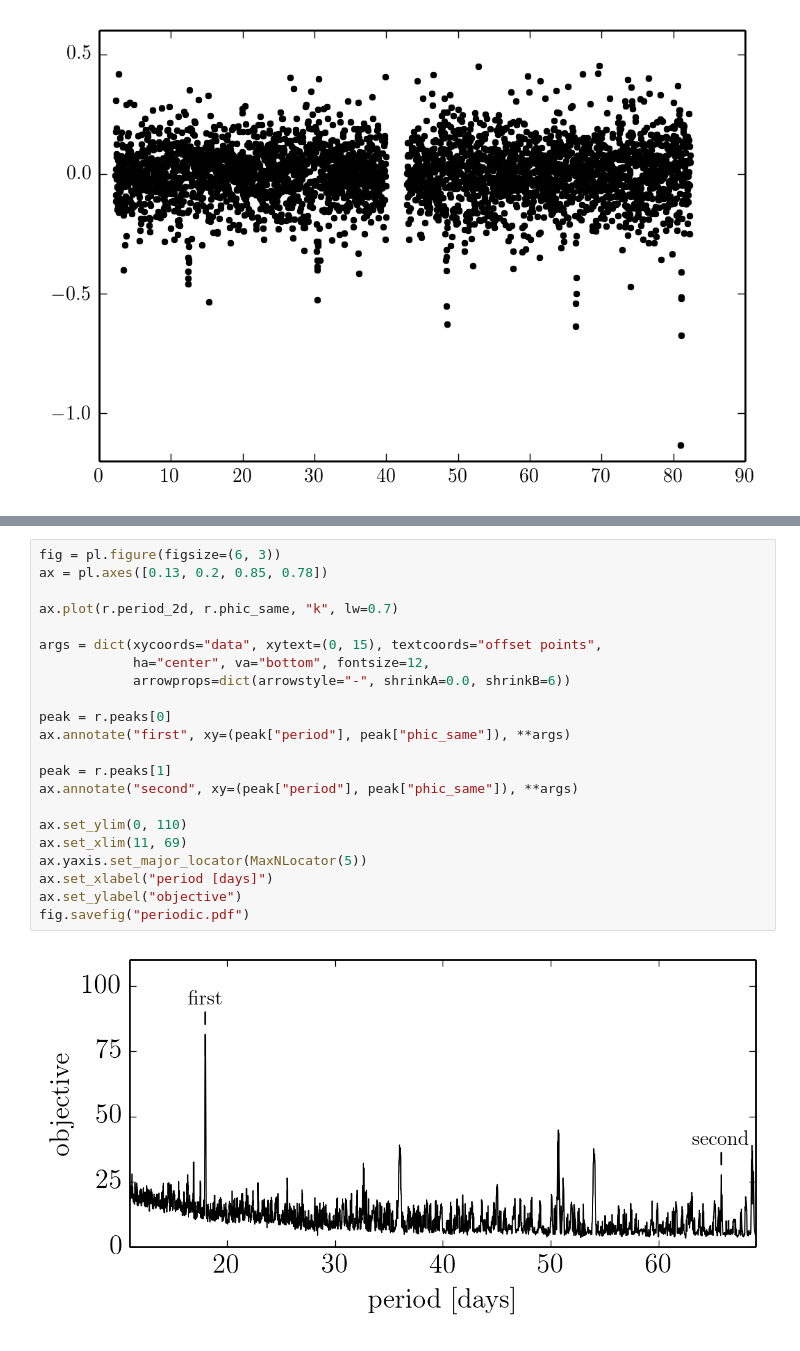
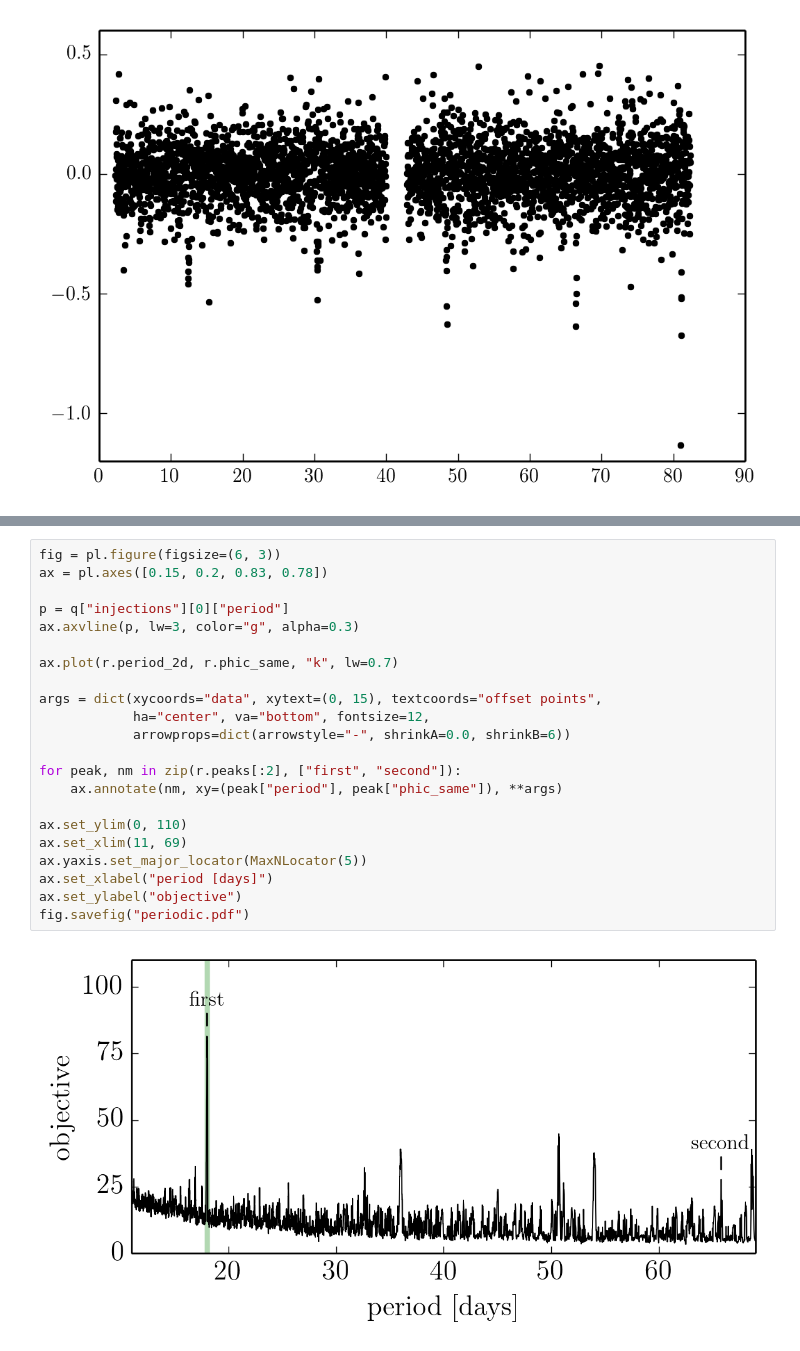
Before and after one commit to dfm/k2-paper, a Jupyter notebook: figures/search.ipynb, the cells around one changed output, grey strips where cells are left out. Drawn from its saved outputs; the diff is of its cells as text.

```diff
--- a/figures/search.ipynb
+++ b/figures/search.ipynb
@@ -80,24 +80,24 @@ ax.set_xlabel("time [BJD - 2456808]")
 # %%
 fig = pl.figure(figsize=(6, 3))
-ax = pl.axes([0.13, 0.2, 0.85, 0.78])
+ax = pl.axes([0.15, 0.2, 0.83, 0.78])
+
+p = q["injections"][0]["period"]
+ax.axvline(p, lw=3, color="g", alpha=0.3)
 
 ax.plot(r.period_2d, r.phic_same, "k", lw=0.7)
 
 args = dict(xycoords="data", xytext=(0, 15), textcoords="offset points",
             ha="center", va="bottom", fontsize=12,
             arrowprops=dict(arrowstyle="-", shrinkA=0.0, shrinkB=6))
 
-peak = r.peaks[0]
-ax.annotate("first", xy=(peak["period"], peak["phic_same"]), **args)
-
-peak = r.peaks[1]
-ax.annotate("second", xy=(peak["period"], peak["phic_same"]), **args)
+for peak, nm in zip(r.peaks[:2], ["first", "second"]):
+    ax.annotate(nm, xy=(peak["period"], peak["phic_same"]), **args)
 
 ax.set_ylim(0, 110)
 ax.set_xlim(11, 69)
 ax.yaxis.set_major_locator(MaxNLocator(5))
 ax.set_xlabel("period [days]")
 ax.set_ylabel("objective")
 fig.savefig("periodic.pdf")
 # %% [output]
-[figure, old version]
+[figure, new version]
```
Also changed, not shown: parts of 3 cells of this notebook, 3 other files.
